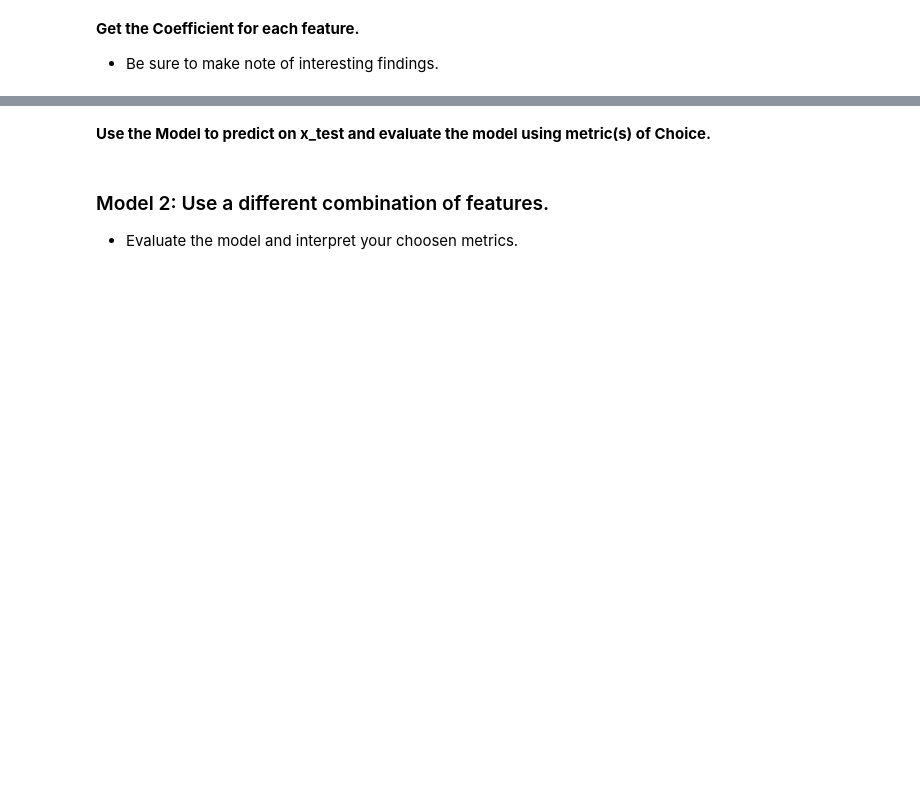
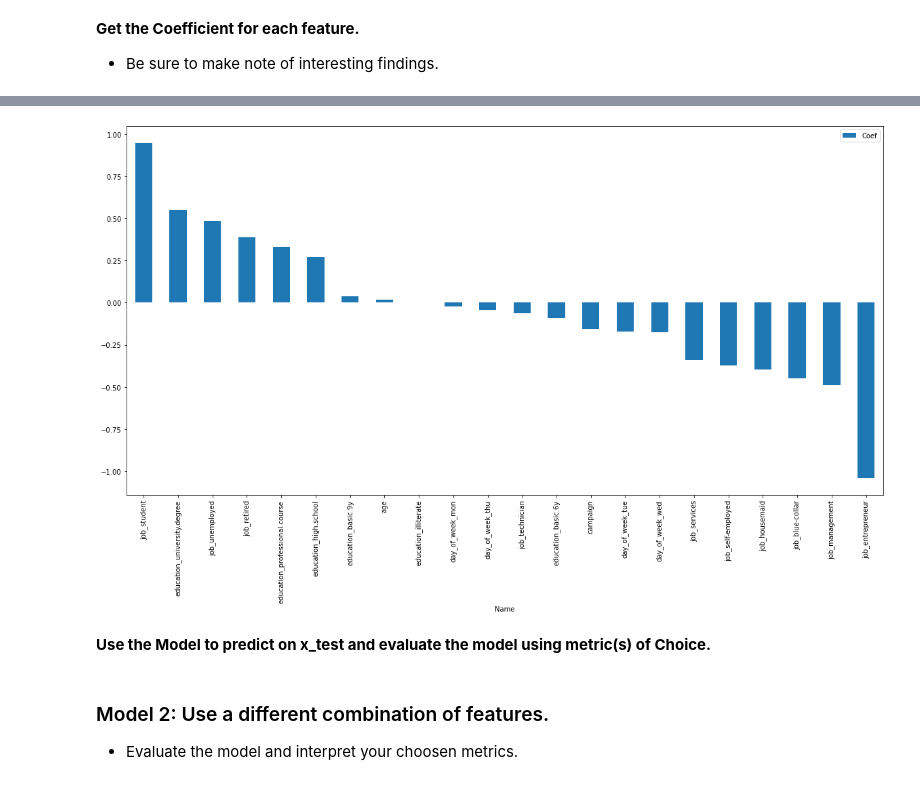
Before and after one commit to astever31/ds-project-14, a Jupyter notebook: LogisticRegression-BankMarketing-Lab.ipynb, the cells around one changed output, grey strips where cells are left out. Drawn from its saved outputs; the diff is of its cells as text; code cells hidden in the pictures; blank space fills up the shorter version.

```diff
--- a/LogisticRegression-BankMarketing-Lab.ipynb
+++ b/LogisticRegression-BankMarketing-Lab.ipynb
@@ -48,0 +121,17 @@ bank_df.head()
+# %%
+#drop unknowns
+clean_df = bank_df[features]
+print(clean_df.head())
+print(clean_df.shape)
+
+clean_df = clean_df.loc[clean_df["job"] != 'unknown']
+print(clean_df.shape)
+
+clean_df = clean_df.loc[clean_df["education"] != 'unknown']
+print(clean_df.shape)
+
+#check again
+for feature in features:
+    if feature != 'age':
+        print("-" * 20)
+        print(clean_df[feature].value_counts())
@@ -57,3 +164,6 @@ bank_df.head()
     - [Log loss](http://scikit-learn.org/stable/modules/generated/sklearn.metrics.log_loss.html)
 - Try to increase the metrics by selecting different sets of features
     - *Bonus*: Experiment with hyper parameters such are regularization.
+# %%
+bank_md = pd.get_dummies(clean_df[['age','job','education','campaign','day_of_week','y']], drop_first = True)
+print(bank_md.head())
@@ -69,9 +217,12 @@ from sklearn import metrics
 # convert selected features do dummies
 
 # set the model
-
+mymodel = LogisticRegression(max_iter=500)
 # set x and y
-
+X1 = bank_md.drop('y', axis =1)
+y1 = bank_md['y']
 # train test splot
-
+X_train, X_test, y_train, y_test = train_test_split(X1, y1,random_state=32)
 # fit model
+mymodel.fit(X_train, y_train)
+mymodel.score(X_test, y_test)
@@ -78,3 +231,11 @@ from sklearn import metrics
 # %% [markdown]
 **Get the Coefficient for each feature.**
 - Be sure to make note of interesting findings.
+# %%
+name = bank_md.columns.drop('y')
+
+coef = mymodel.coef_[0]
+
+coef_df = pd.DataFrame([name,coef],index = ['Name','Coef']).transpose()
+coef_df.set_index('Name', inplace=True)
+coef_df
@@ -81,3 +263,7 @@ from sklearn import metrics
+# %%
+coef_df.sort_values('Coef', ascending = False).plot(kind='bar', figsize=(20,10));
+# %% [output]
+[figure, added]
 # %% [markdown]
 **Use the Model to predict on x_test and evaluate the model using metric(s) of Choice.**
 # %%
```
Also changed, not shown: parts of 39 cells of this notebook.
